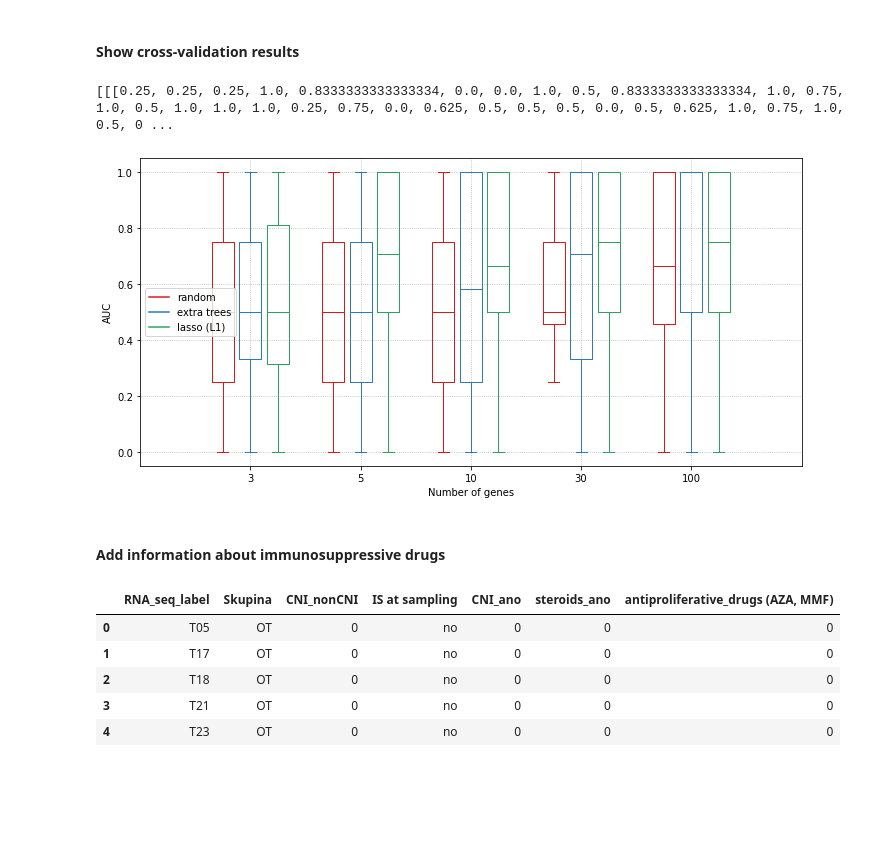
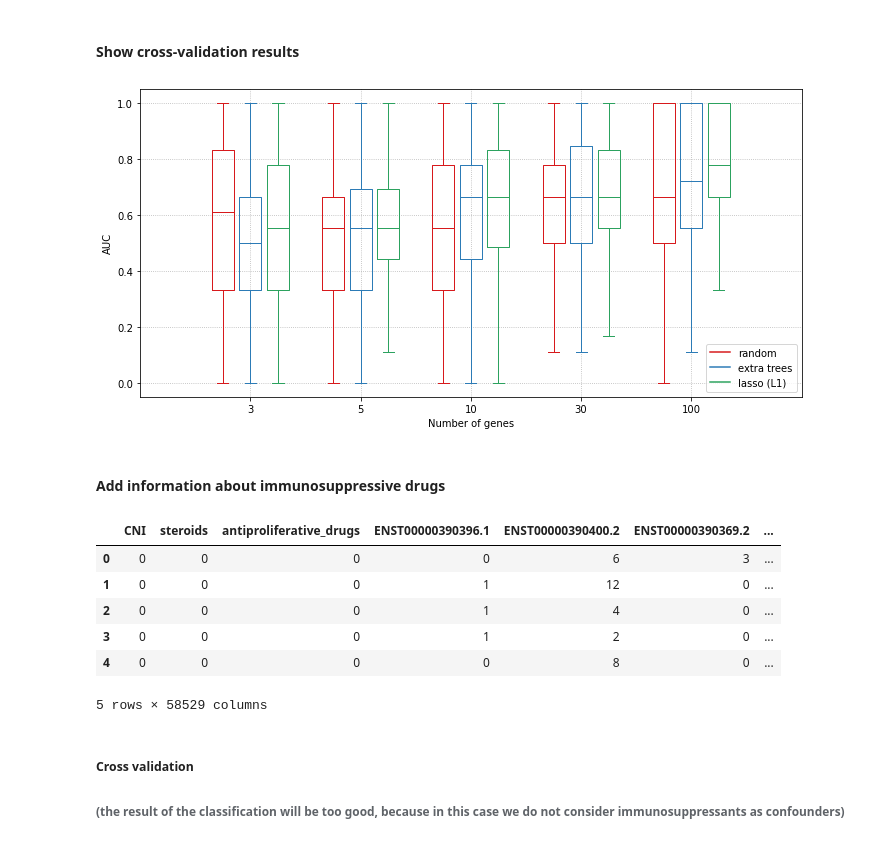
Before and after one commit to carishkaa/semestral-project, a Jupyter notebook: klasifikator_v5.ipynb, the cells around one changed output. Saved outputs shown, nothing was run; the diff lists cells and outputs as text; code cells hidden in the pictures; blank space fills up the shorter version.

```diff
--- a/klasifikator_v5.ipynb
+++ b/klasifikator_v5.ipynb
@@ -199,13 +181,12 @@ auc =  0.25
 # modify data for boxplots
 methods_names = ['random', 'extra trees', 'lasso (L1)']
 data_groups = group_data(results)
-print(data_groups)
+# print(data_groups)
 
 # show boxplots
 show_cv(data_groups, genes_range, methods_names)
 # %% [output]
-[[[0.25, 0.25, 0.25, 1.0, 0.8333333333333334, 0.0, 0.0, 1.0, 0.5, 0.8333333333333334, 1.0, 0.75, 1.0, 0.5, 1.0, 1.0, 1.0, 0.25, 0.75, 0.0, 0.625, 0.5, 0.5, 0.5, 0.0, 0.5, 0.625, 1.0, 0.75, 1.0, 0.5, 0 ...
-[figure, old version]
+[figure, new version]
 # %% [markdown]
 #### Add information about immunosuppressive drugs
 # %%
@@ -216,18 +197,20 @@ patients_tmp = patients.copy()
 patients_tmp = patients_tmp.to_frame(index=False).replace(to_replace=r'^OT_', value='T', regex=True)
 patients_tmp.columns = ['RNA_seq_label']
 samples_IS = pd.merge(patients_tmp, samples_IS, on='RNA_seq_label')
-
-samples_IS.head()
-# %% [output]
-|  | RNA_seq_label | Skupina | CNI_nonCNI | IS at sampling | CNI_ano | steroids_ano | antiproliferative_drugs (AZA, MMF) |
-| 0 | T05 | OT | 0 | no | 0 | 0 | 0 |
-| 1 | T17 | OT | 0 | no | 0 | 0 | 0 |
-| 2 | T18 | OT | 0 | no | 0 | 0 | 0 |
-| 3 | T21 | OT | 0 | no | 0 | 0 | 0 |
-| 4 | T23 | OT | 0 | no | 0 | 0 | 0 |
 # %%
-# print(samples_IS.columns[:4])
-# print(patients)
+# Add IS to other feature variables
 samples_IS = samples_IS.drop(samples_IS.columns[:4], axis=1)
 samples_IS.columns = ['CNI', 'steroids', 'antiproliferative_drugs']
 samples_genes_IS = pd.concat([samples_IS, samples], axis=1).reindex(samples_IS.index)
+samples_genes_IS.head()
+# %% [output]
+|  | CNI | steroids | antiproliferative_drugs | ENST00000390396.1 | ENST00000390400.2 | ENST00000390369.2 | ... |
+| 0 | 0 | 0 | 0 | 0 | 6 | 3 | ... |
+| 1 | 0 | 0 | 0 | 1 | 12 | 0 | ... |
+| 2 | 0 | 0 | 0 | 1 | 4 | 0 | ... |
+| 3 | 0 | 0 | 0 | 1 | 2 | 0 | ... |
+| 4 | 0 | 0 | 0 | 0 | 8 | 0 | ... |
+5 rows × 58529 columns
+# %% [markdown]
+##### Cross validation
+###### (the result of the classification will be too good, because in this case we do not consider immunosuppressants as confounders)
```
Also changed, not shown: parts of 1 cell of this notebook.
